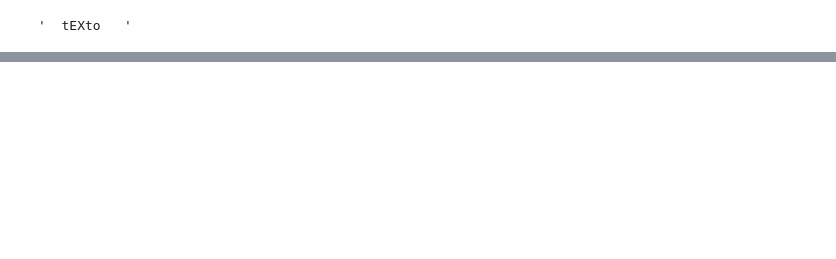
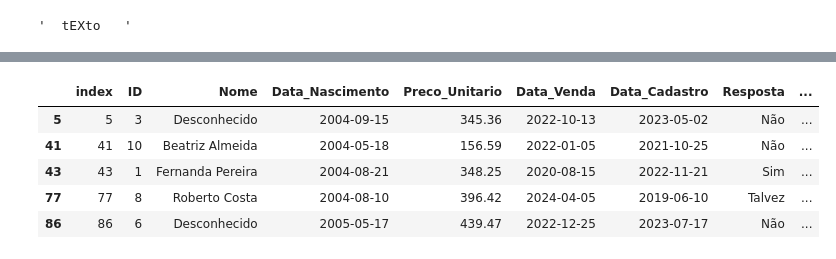
Before and after one commit to joaochavesjr/Aulas-2026, a Jupyter notebook: AnaliseDados/semana2/vendas3E.ipynb, the cells around one changed output, grey strips where cells are left out. Drawn from its saved outputs; the diff is of its cells as text; code cells hidden in the pictures; blank space fills up the shorter version.

```diff
--- a/AnaliseDados/semana2/vendas3E.ipynb
+++ b/AnaliseDados/semana2/vendas3E.ipynb
@@ -36,0 +48,3 @@ pandas._libs.tslibs.timestamps.Timestamp
+# %%
+dfv = df[df['Data_Nascimento']>="2004-01-31"]
+dfv.groupby('Resposta').agg({'Preco_Compra': ['sum', 'min','max']})
@@ -36,0 +58,9 @@ pandas._libs.tslibs.timestamps.Timestamp
+# %%
+dfv
+# %% [output]
+|  | index | ID | Nome | Data_Nascimento | Preco_Unitario | Data_Venda | Data_Cadastro | Resposta | ... |
+| 5 | 5 | 3 | Desconhecido | 2004-09-15 | 345.36 | 2022-10-13 | 2023-05-02 | Não | ... |
+| 41 | 41 | 10 | Beatriz Almeida | 2004-05-18 | 156.59 | 2022-01-05 | 2021-10-25 | Não | ... |
+| 43 | 43 | 1 | Fernanda Pereira | 2004-08-21 | 348.25 | 2020-08-15 | 2022-11-21 | Sim | ... |
+| 77 | 77 | 8 | Roberto Costa | 2004-08-10 | 396.42 | 2024-04-05 | 2019-06-10 | Talvez | ... |
+| 86 | 86 | 6 | Desconhecido | 2005-05-17 | 439.47 | 2022-12-25 | 2023-07-17 | Não | ... |
```
Also changed, not shown: parts of 5 cells of this notebook, 7 other files.
